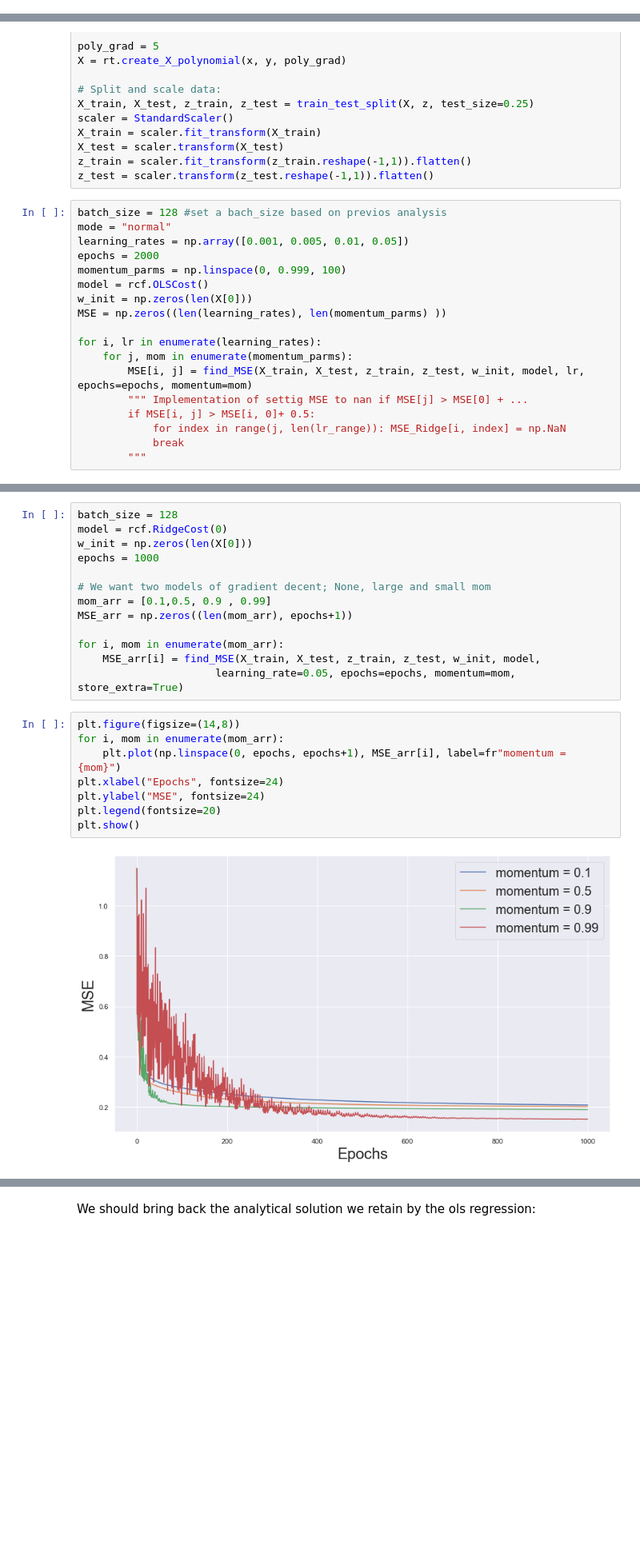
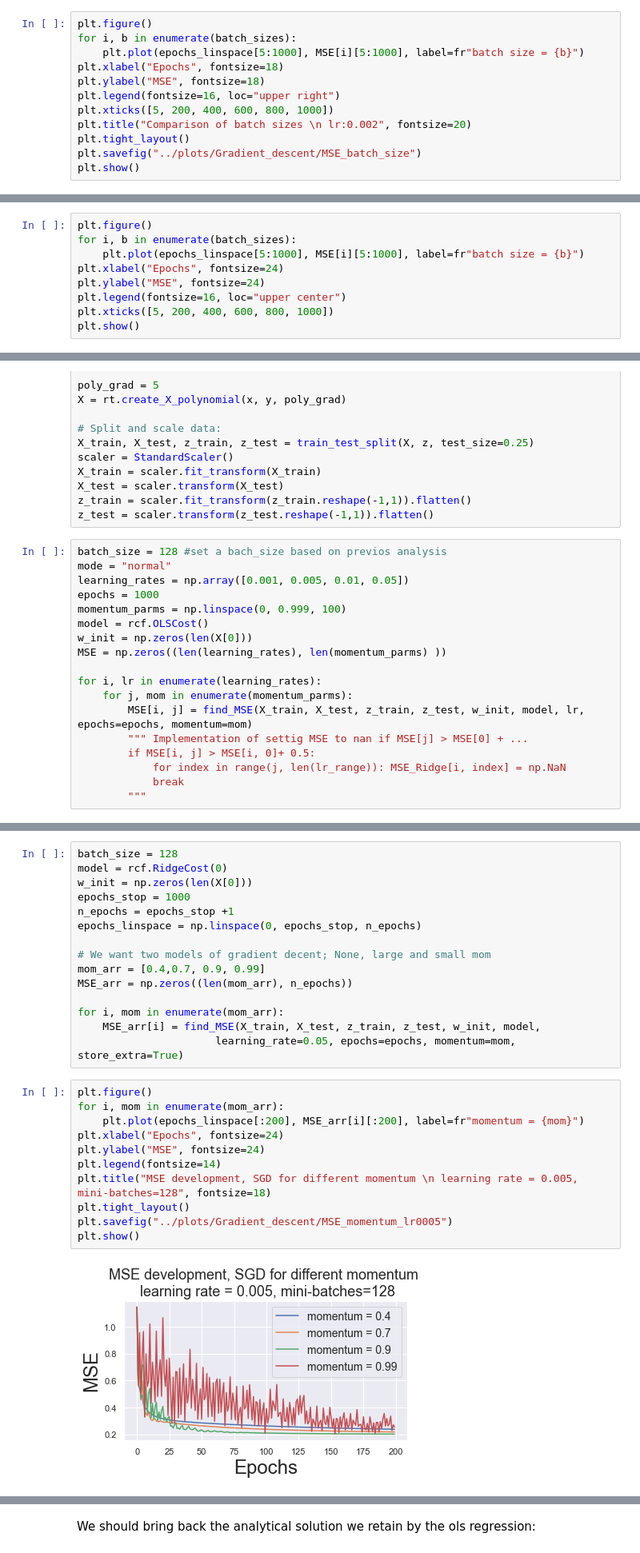
Before and after one commit to carlfre/FYS-STK3155-project-2, a Jupyter notebook: notebooks/gradient_descent_analysis.ipynb, the cells around one changed output, grey strips where cells are left out. Shown at 80% size. Cells and saved outputs as stored; diff of their text form; blank space fills up the shorter version.

```diff
--- a/notebooks/gradient_descent_analysis.ipynb
+++ b/notebooks/gradient_descent_analysis.ipynb
@@ -596,0 +544,12 @@ plt.show()
+# %%
+plt.figure()
+for i, b in enumerate(batch_sizes):
+    plt.plot(epochs_linspace[5:1000], MSE[i][5:1000], label=fr"batch size = {b}")
+plt.xlabel("Epochs", fontsize=18)
+plt.ylabel("MSE", fontsize=18)
+plt.legend(fontsize=16, loc="upper right")
+plt.xticks([5, 200, 400, 600, 800, 1000])
+plt.title("Comparison of batch sizes \n lr:0.002", fontsize=20)
+plt.tight_layout()
+plt.savefig("../plots/Gradient_descent/MSE_batch_size")
+plt.show()
@@ -596,0 +582,9 @@ plt.show()
+# %%
+plt.figure()
+for i, b in enumerate(batch_sizes):
+    plt.plot(epochs_linspace[5:1000], MSE[i][5:1000], label=fr"batch size = {b}")
+plt.xlabel("Epochs", fontsize=24)
+plt.ylabel("MSE", fontsize=24)
+plt.legend(fontsize=16, loc="upper center")
+plt.xticks([5, 200, 400, 600, 800, 1000])
+plt.show()
@@ -613,7 +611,7 @@ z_test = scaler.transform(z_test.reshape(-1,1)).flatten()
 batch_size = 128 #set a bach_size based on previos analysis
 mode = "normal"
 learning_rates = np.array([0.001, 0.005, 0.01, 0.05])
-epochs = 2000
+epochs = 1000
 momentum_parms = np.linspace(0, 0.999, 100)
 model = rcf.OLSCost()
 w_init = np.zeros(len(X[0]))
@@ -661,22 +661,27 @@ whith momentum: 0.988909090909091
 batch_size = 128
 model = rcf.RidgeCost(0)
 w_init = np.zeros(len(X[0]))
-epochs = 1000
+epochs_stop = 1000
+n_epochs = epochs_stop +1
+epochs_linspace = np.linspace(0, epochs_stop, n_epochs)
 
 # We want two models of gradient decent; None, large and small mom
-mom_arr = [0.1,0.5, 0.9 , 0.99]
-MSE_arr = np.zeros((len(mom_arr), epochs+1))
+mom_arr = [0.4,0.7, 0.9, 0.99]
+MSE_arr = np.zeros((len(mom_arr), n_epochs))
 
 for i, mom in enumerate(mom_arr):
     MSE_arr[i] = find_MSE(X_train, X_test, z_train, z_test, w_init, model,
                       learning_rate=0.05, epochs=epochs, momentum=mom, store_extra=True)
 # %%
-plt.figure(figsize=(14,8))
+plt.figure()
 for i, mom in enumerate(mom_arr):
-    plt.plot(np.linspace(0, epochs, epochs+1), MSE_arr[i], label=fr"momentum = {mom}")
+    plt.plot(epochs_linspace[:200], MSE_arr[i][:200], label=fr"momentum = {mom}")
 plt.xlabel("Epochs", fontsize=24)
 plt.ylabel("MSE", fontsize=24)
-plt.legend(fontsize=20)
+plt.legend(fontsize=14)
+plt.title("MSE development, SGD for different momentum \n learning rate = 0.005, mini-batches=128", fontsize=18)
+plt.tight_layout()
+plt.savefig("../plots/Gradient_descent/MSE_momentum_lr0005")
 plt.show()
 # %% [output]
-[figure, old version]
+[figure, new version]
```
Also changed, not shown: parts of 138 cells of this notebook, 13 other files.
